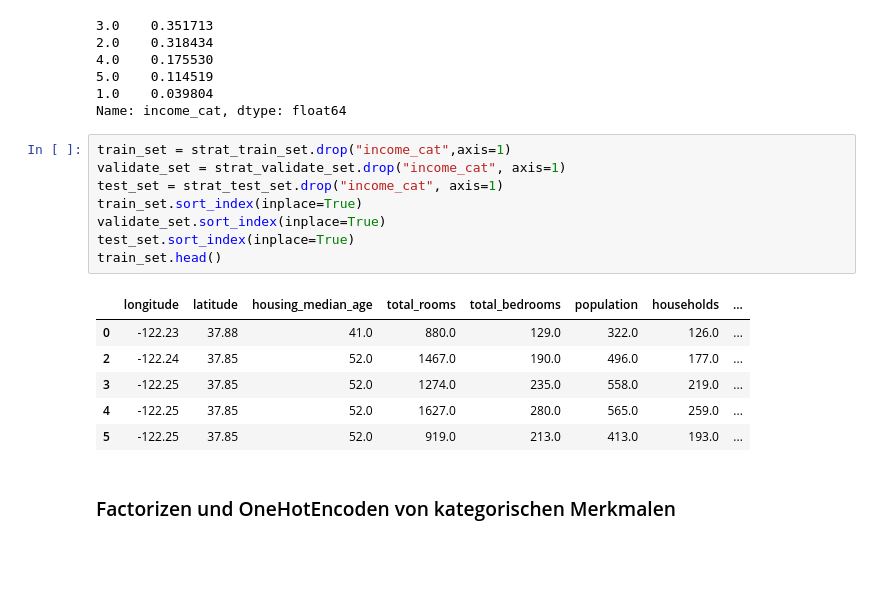
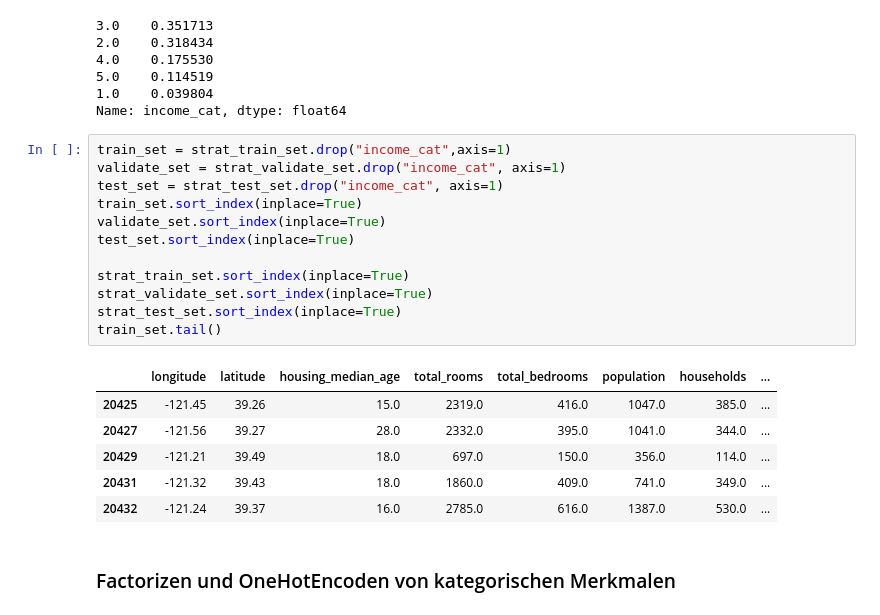
Before and after one commit to tthomik/20180807_descriptive-analysis, a Jupyter notebook: 20180911_housing_strat_standard.ipynb, the cells around one changed output. Drawn from its saved outputs; the diff is of its cells as text; blank space fills up the shorter version.

```diff
--- a/20180911_housing_strat_standard.ipynb
+++ b/20180911_housing_strat_standard.ipynb
@@ -107,18 +107,22 @@ Name: income_cat, dtype: float64
 # %%
 train_set = strat_train_set.drop("income_cat",axis=1)
 validate_set = strat_validate_set.drop("income_cat", axis=1)
 test_set = strat_test_set.drop("income_cat", axis=1)
 train_set.sort_index(inplace=True)
 validate_set.sort_index(inplace=True)
 test_set.sort_index(inplace=True)
-train_set.head()
+
+strat_train_set.sort_index(inplace=True)
+strat_validate_set.sort_index(inplace=True)
+strat_test_set.sort_index(inplace=True)
+train_set.tail()
 # %% [output]
 |  | longitude | latitude | housing_median_age | total_rooms | total_bedrooms | population | households | ... |
-| 0 | -122.23 | 37.88 | 41.0 | 880.0 | 129.0 | 322.0 | 126.0 | ... |
-| 2 | -122.24 | 37.85 | 52.0 | 1467.0 | 190.0 | 496.0 | 177.0 | ... |
-| 3 | -122.25 | 37.85 | 52.0 | 1274.0 | 235.0 | 558.0 | 219.0 | ... |
-| 4 | -122.25 | 37.85 | 52.0 | 1627.0 | 280.0 | 565.0 | 259.0 | ... |
-| 5 | -122.25 | 37.85 | 52.0 | 919.0 | 213.0 | 413.0 | 193.0 | ... |
+| 20425 | -121.45 | 39.26 | 15.0 | 2319.0 | 416.0 | 1047.0 | 385.0 | ... |
+| 20427 | -121.56 | 39.27 | 28.0 | 2332.0 | 395.0 | 1041.0 | 344.0 | ... |
+| 20429 | -121.21 | 39.49 | 18.0 | 697.0 | 150.0 | 356.0 | 114.0 | ... |
+| 20431 | -121.32 | 39.43 | 18.0 | 1860.0 | 409.0 | 741.0 | 349.0 | ... |
+| 20432 | -121.24 | 39.37 | 16.0 | 2785.0 | 616.0 | 1387.0 | 530.0 | ... |
 # %% [markdown]
 ### Factorizen und OneHotEncoden von kategorischen Merkmalen
 # %%
```
Also changed, not shown: parts of 31 cells of this notebook.
